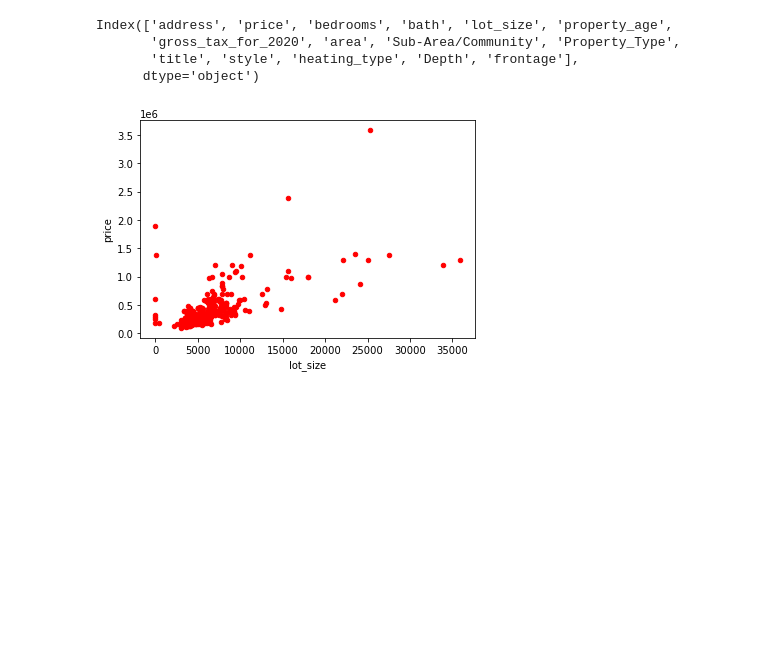
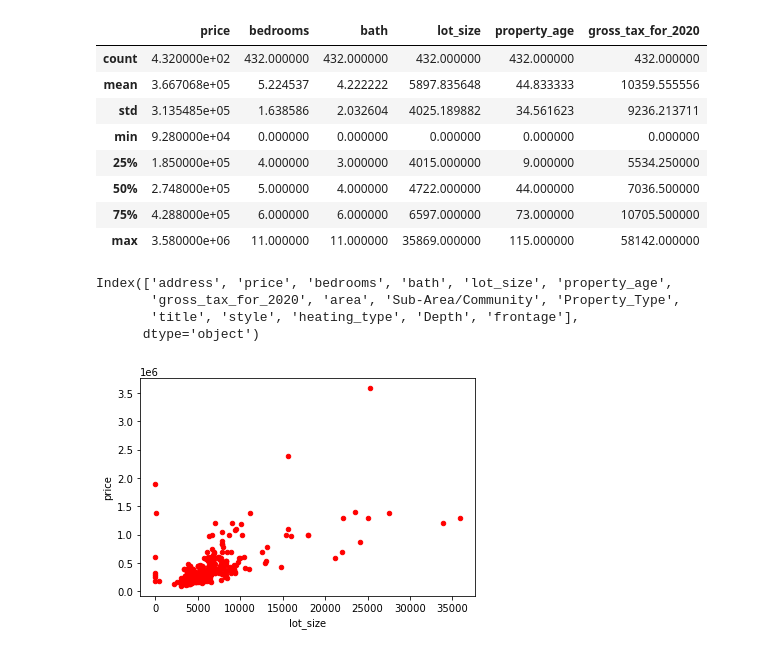
Before and after one commit to 6momo1/Real-Estate-Price-Predictor, a Jupyter notebook: data/Charts.ipynb, the cells around one changed output. Cells and saved outputs as stored; diff of their text form; code cells hidden in the pictures; blank space fills up the shorter version.

```diff
--- a/data/Charts.ipynb
+++ b/data/Charts.ipynb
@@ -3,6 +3,18 @@ import pandas as pd
 import matplotlib.pyplot as plt
 import numpy as np
 df = pd.read_csv("./cleaned_data/cleaned_vancouver.csv",encoding = "ISO-8859-1")
+# %%
+df.describe()
+# %% [output]
+|  | price | bedrooms | bath | lot_size | property_age | gross_tax_for_2020 |
+| count | 4.320000e+02 | 432.000000 | 432.000000 | 432.000000 | 432.000000 | 432.000000 |
+| mean | 3.667068e+05 | 5.224537 | 4.222222 | 5897.835648 | 44.833333 | 10359.555556 |
+| std | 3.135485e+05 | 1.638586 | 2.032604 | 4025.189882 | 34.561623 | 9236.213711 |
+| min | 9.280000e+04 | 0.000000 | 0.000000 | 0.000000 | 0.000000 | 0.000000 |
+| 25% | 1.850000e+05 | 4.000000 | 3.000000 | 4015.000000 | 9.000000 | 5534.250000 |
+| 50% | 2.748000e+05 | 5.000000 | 4.000000 | 4722.000000 | 44.000000 | 7036.500000 |
+| 75% | 4.288000e+05 | 6.000000 | 6.000000 | 6597.000000 | 73.000000 | 10705.500000 |
+| max | 3.580000e+06 | 11.000000 | 11.000000 | 35869.000000 | 115.000000 | 58142.000000 |
 # %%
 df.columns
 # %% [output]
```
Also changed, not shown: parts of 4 cells of this notebook, 2 other files.
